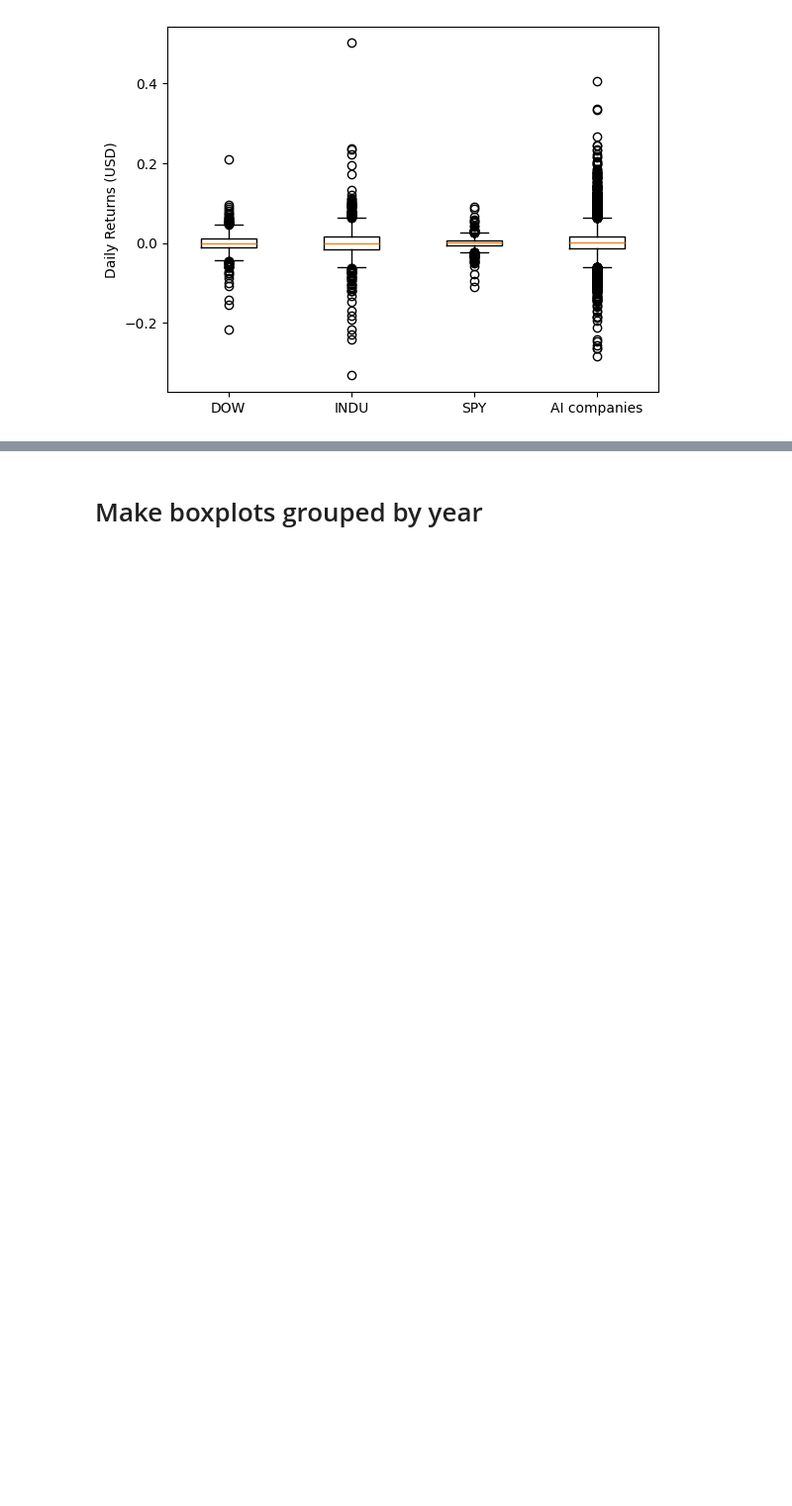
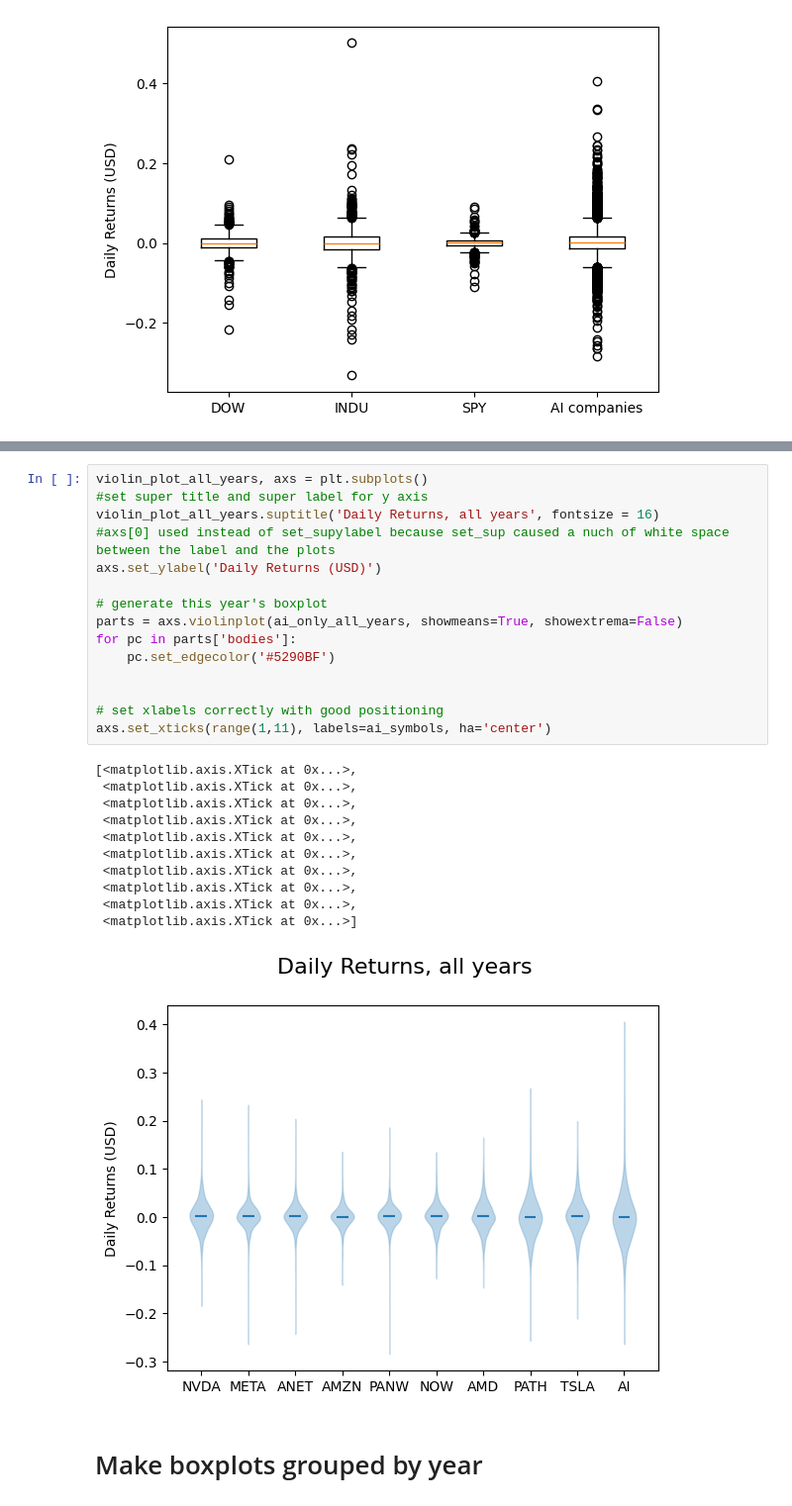
Before and after one commit to Nate-Sheibley/Top-10-AI-stocks-5y-overview, a Jupyter notebook: AIStocksProject/box_plts&anova_tests.ipynb, the cells around one changed output, grey strips where cells are left out. Shown at 99% size. Cells and saved outputs as stored; diff of their text form; blank space fills up the shorter version.

```diff
--- a/AIStocksProject/box_plts&anova_tests.ipynb
+++ b/AIStocksProject/box_plts&anova_tests.ipynb
@@ -97,3 +108,30 @@ Text(0, 0.5, 'Daily Returns (USD)')
+# %%
+violin_plot_all_years, axs = plt.subplots()
+#set super title and super label for y axis
+violin_plot_all_years.suptitle('Daily Returns, all years', fontsize = 16)
+#axs[0] used instead of set_supylabel because set_sup caused a nuch of white space between the label and the plots
+axs.set_ylabel('Daily Returns (USD)')
+
+# generate this year's boxplot
+parts = axs.violinplot(ai_only_all_years, showmeans=True, showextrema=False)
+for pc in parts['bodies']:
+    pc.set_edgecolor('#5290BF')
+
+
+# set xlabels correctly with good positioning
+axs.set_xticks(range(1,11), labels=ai_symbols, ha='center')
+# %% [output]
+[<matplotlib.axis.XTick at 0x...>,
+ <matplotlib.axis.XTick at 0x...>,
+ <matplotlib.axis.XTick at 0x...>,
+ <matplotlib.axis.XTick at 0x...>,
+ <matplotlib.axis.XTick at 0x...>,
+ <matplotlib.axis.XTick at 0x...>,
+ <matplotlib.axis.XTick at 0x...>,
+ <matplotlib.axis.XTick at 0x...>,
+ <matplotlib.axis.XTick at 0x...>,
+ <matplotlib.axis.XTick at 0x...>]
+[figure, added]
 # %% [markdown]
 # Make boxplots grouped by year
 # %%
```
Also changed, not shown: parts of 5 cells of this notebook.
